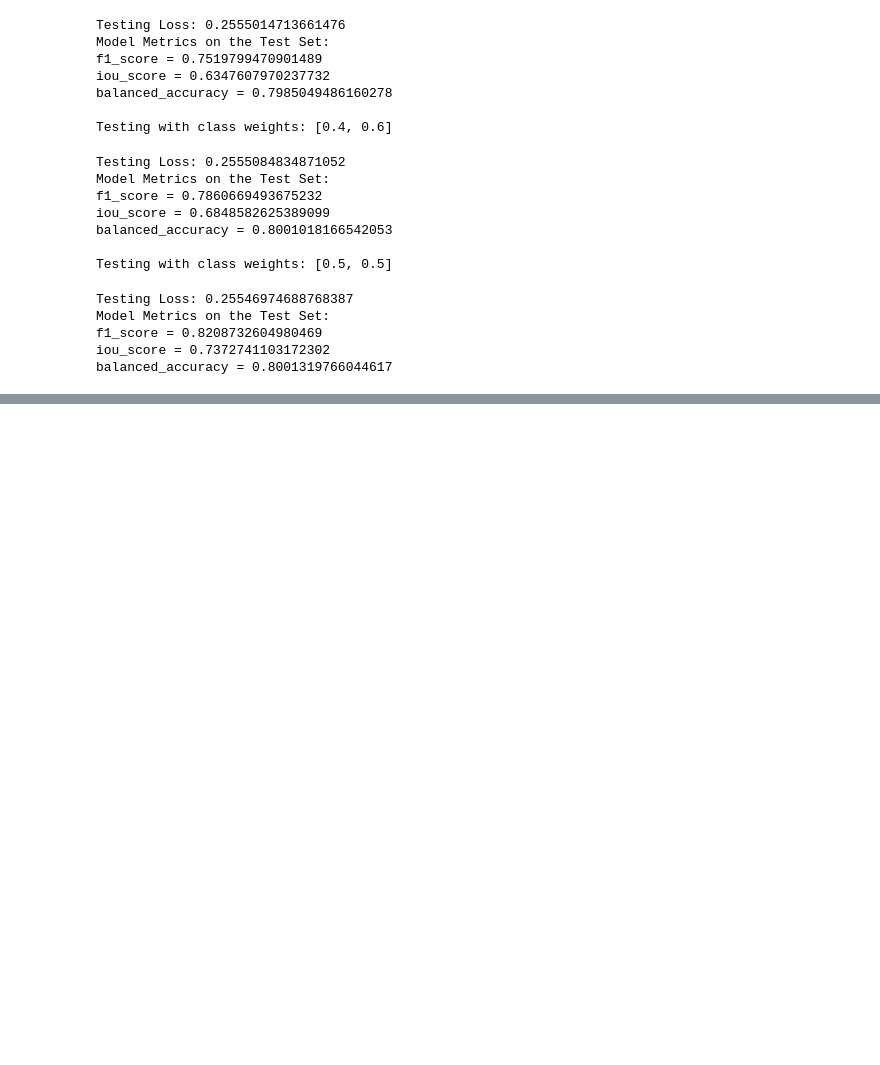
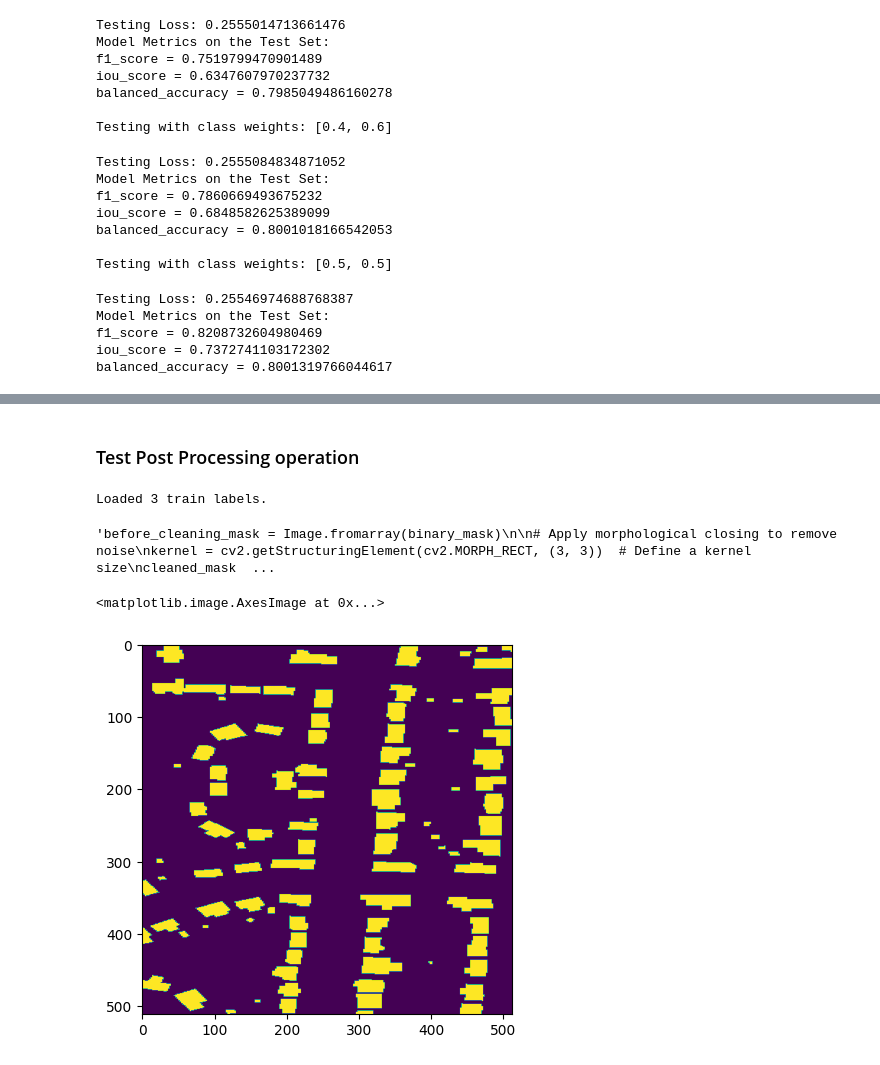
Before and after one commit to Matth-info/damaged-building-detector, a Jupyter notebook: notebooks/xDB_processing.ipynb, the cells around one changed output, grey strips where cells are left out. Drawn from its saved outputs; the diff is of its cells as text; code cells hidden in the pictures; blank space fills up the shorter version.

```diff
--- a/notebooks/xDB_processing.ipynb
+++ b/notebooks/xDB_processing.ipynb
@@ -310,0 +320,48 @@ balanced_accuracy = 0.7995531558990479
+# %% [markdown]
+### Test Post Processing operation
+# %%
+from datasets import xDB_Damaged_Building
+origin_dir = "../data/data_samples/xDB/tier3"
+
+data_train  = xDB_Damaged_Building(
+    origin_dir = origin_dir,
+    mode="building",
+    time="pre",
+    transform=get_train_augmentation_pipeline(image_size=(512,512)),
+    type="train",
+    val_ratio=0.1,
+    test_ratio=0.1,
+)
+# %% [output]
+Loaded 3 train labels.
+# %%
+inputs = data_train[0]
+# %%
+import numpy as np
+from PIL import Image
+import cv2
+
+# Assume inputs contain "image" and "mask" as keys
+image, mask = inputs["image"], inputs["mask"]
+
+# Ensure the mask is a NumPy array
+mask = np.array(mask)
+
+# Convert the binary mask values (1 -> 255, others -> 0) for visualization or further processing
+binary_mask = np.where(mask == 1, 255, 0).astype(np.uint8)
+
+"""before_cleaning_mask = Image.fromarray(binary_mask)
+
+# Apply morphological closing to remove noise
+kernel = cv2.getStructuringElement(cv2.MORPH_RECT, (3, 3))  # Define a kernel size
+cleaned_mask = cv2.morphologyEx(binary_mask, cv2.MORPH_CLOSE, kernel)
+
+# Convert the cleaned mask back to an image
+after_cleaning_mask = Image.fromarray(cleaned_mask)"""
+# %% [output]
+'before_cleaning_mask = Image.fromarray(binary_mask)\n\n# Apply morphological closing to remove noise\nkernel = cv2.getStructuringElement(cv2.MORPH_RECT, (3, 3))  # Define a kernel size\ncleaned_mask  ...
+# %%
+plt.imshow(mask)
+# %% [output]
+<matplotlib.image.AxesImage at 0x...>
+[figure, added]
```
Also changed, not shown: parts of 15 cells of this notebook, 3 other files.
